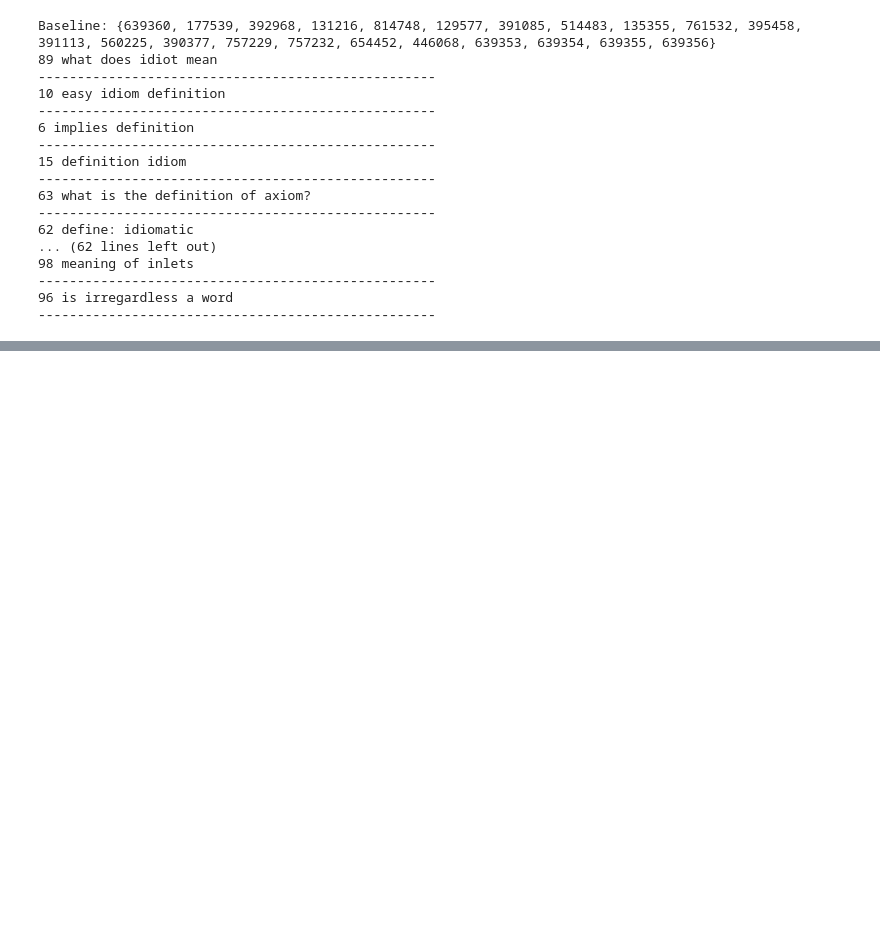
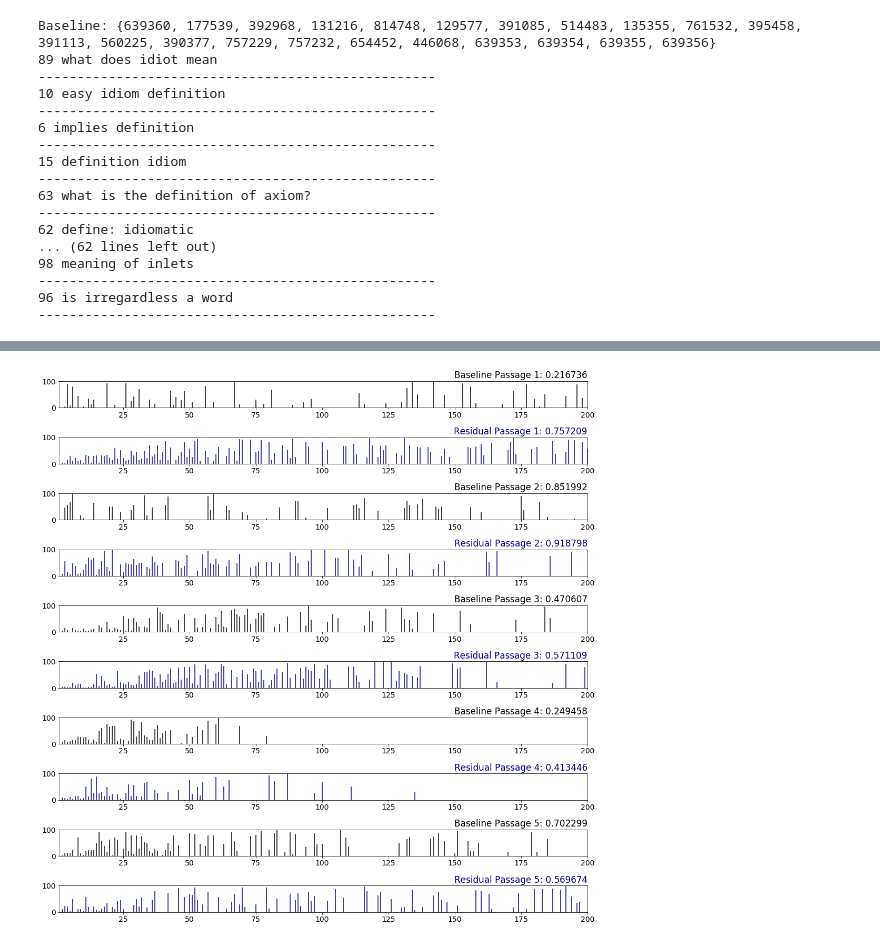
Before and after one commit to Chipxiang/search-exposure, a Jupyter notebook: visualization/Visualization_for_paper.ipynb, the cells around one changed output, grey strips where cells are left out. Cells and saved outputs as stored; diff of their text form; code cells hidden in the pictures; blank space fills up the shorter version.

```diff
--- a/visualization/Visualization_for_paper.ipynb
+++ b/visualization/Visualization_for_paper.ipynb
@@ -886,0 +895,7 @@ Baseline: {639360, 177539, 392968, 131216, 814748, 129577, 391085, 514483, 13535
+# %%
+qid_reverse_mapping = {v:k for k,v in qid_mapping.items()}
+# %%
+append_dict_path = "/datadrive/ruohan/final_results_list/append.dict"
+residual_dict_path = "/datadrive/ruohan/final_results_list/residual.dict"
+append_results = obj_reader(append_dict_path)
+residual_results = obj_reader(residual_dict_path)
@@ -886,0 +925,33 @@ Baseline: {639360, 177539, 392968, 131216, 814748, 129577, 391085, 514483, 13535
+# %%
+def get_cmap(n, name='hsv'):
+    '''Returns a function that maps each index in 0, 1, ..., n-1 to a distinct
+    RGB color; the keyword argument name must be a standard mpl colormap name.'''
+    return plt.cm.get_cmap(name, n)
+# %%
+def plot_examples(pid_list, results, pid_reverse_mapping, qid_reverse_mapping, query_index, query_index_baseline, true_dict_100, residual_results, n=200):
+    plt.rcParams.update({'font.size': 14})
+    fig, axs = plt.subplots(2*len(pid_list), 1,figsize=(15,3*len(pid_list)))
+    i = 0
+    cmap = get_cmap(len(pid_list)*2)
+    for j,pid in enumerate(pid_list):
+        baseline, residual = extract_examples(pid, results, pid_reverse_mapping, qid_reverse_mapping, query_index,
+                                              residual_results, query_index_baseline, true_dict_100, n)
+        axs[i].vlines(baseline[0],[0]*len(baseline[0]),baseline[1], color="black")
+        axs[i].set_xlim(1,n)
+        axs[i].set_ylim(0,100)
+        axs[i].set_title("Baseline Passage {}: ".format(j+1) + str(np.round(baseline[2],6)), loc='right')
+#         axs[i].set_ylabel('Baseline')
+        i += 1
+        axs[i].vlines(residual[0],[0]*len(residual[0]),residual[1], color="darkblue")
+        axs[i].set_xlim(1,n)
+        axs[i].set_ylim(0,100)
+#         axs[i].set_ylabel('Residual')
+        axs[i].set_title("Residual Passage {}: ".format(j+1) + str(np.round(residual[2],6)), loc='right',color="darkblue")
+        i += 1
+    fig.tight_layout()
+    plt.savefig("event.pdf",dpi=1200)
+    plt.show()
+# %%
+plot_examples([7878306,3146976,4358620,2883491,6715844], results, pid_reverse_mapping, qid_reverse_mapping, query_index, query_index_baseline, true_dict_100, residual_results, n=200)
+# %% [output]
+[figure, added]
```
Also changed, not shown: parts of 8 cells of this notebook, 2 other files.
